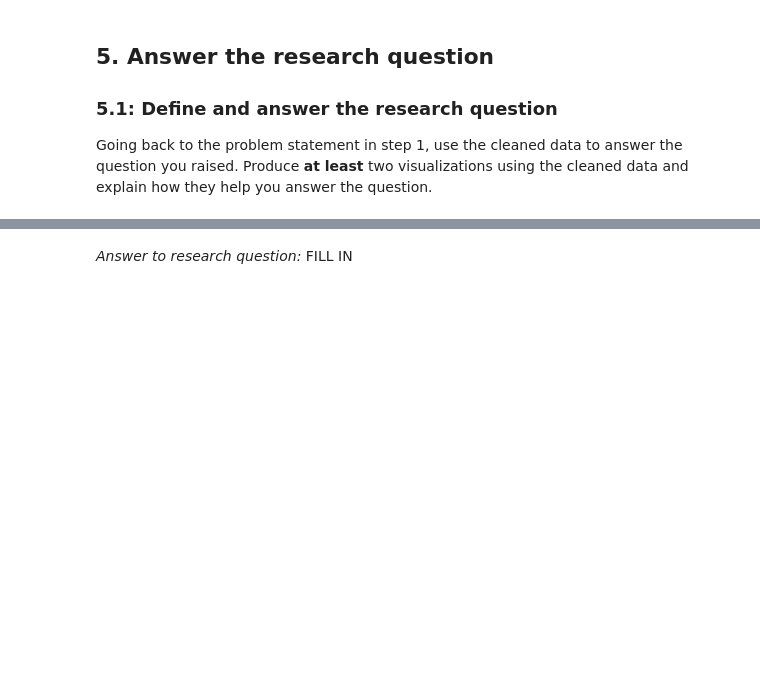
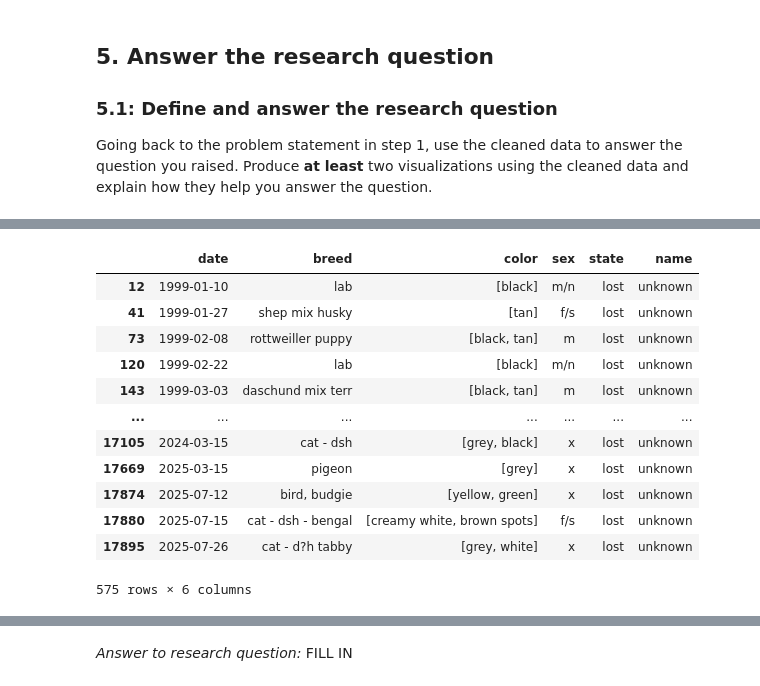
Before and after one commit to birbarino/Python-Projects, a Jupyter notebook: data-wrangling/project/data_wrangling_project_starter.ipynb, the cells around one changed output, grey strips where cells are left out. Drawn from its saved outputs; the diff is of its cells as text; code cells hidden in the pictures; blank space fills up the shorter version.

```diff
--- a/data-wrangling/project/data_wrangling_project_starter.ipynb
+++ b/data-wrangling/project/data_wrangling_project_starter.ipynb
@@ -653,0 +752,4 @@ Update your local database/data store with the cleaned data, following best prac
+# %%
+# Turn list of names into separate rows using explode
+lf_df_clean = lf_df_clean.explode('name')
+lf_df_clean.iloc[227:230]  # both rows will have the same index
@@ -653,0 +762,3 @@ Update your local database/data store with the cleaned data, following best prac
+# %%
+lf_df_clean.reset_index(inplace=True)  # Revert changes and retain columns for all rows
+lf_df_clean.color = lf_df_clean.color.apply(lambda x: x.split("|")) # Re-cast color as a list
@@ -653,0 +793,12 @@ Update your local database/data store with the cleaned data, following best prac
+# %%
+# Remove undesired strings and replace if necessary in both lf_df and reg_df
+lf_df_clean['breed'] = lf_df_clean['breed'].str.replace("\s[xX]", " mix", regex=True)
+reg_df_clean['breed'] = reg_df_clean['breed'].str.replace("\s[xX]", " mix", regex=True)
+
+lf_df_clean['name'] = lf_df_clean['name'].str.replace("\(?[Nn]ew [Nn]ame\)?", "", regex=True)
+reg_df_clean['name'] = reg_df_clean['name'].str.replace("\(?[Nn]ew [Nn]ame\)?", "", regex=True)
+
+lf_df_clean['breed'] = lf_df_clean['breed'].str.strip()
+lf_df_clean['name'] = lf_df_clean['name'].str.strip()
+reg_df_clean['breed'] = reg_df_clean['breed'].str.strip()
+reg_df_clean['name'] = reg_df_clean['name'].str.strip()
@@ -653,0 +825,3 @@ Update your local database/data store with the cleaned data, following best prac
+# %%
+# Conforming to one date format by trimming off at and after the "T" for ISO 8601
+lf_df_clean['date'] = lf_df_clean['date'].apply(lambda x: x.split('t')[0])
@@ -662,0 +876,16 @@ Going back to the problem statement in step 1, use the cleaned data to answer th
+# %%
+lf_df_clean.query("name == 'unknown' & state == 'lost'")
+# %% [output]
+|  | date | breed | color | sex | state | name |
+| 12 | 1999-01-10 | lab | [black] | m/n | lost | unknown |
+| 41 | 1999-01-27 | shep mix husky | [tan] | f/s | lost | unknown |
+| 73 | 1999-02-08 | rottweiller puppy | [black, tan] | m | lost | unknown |
+| 120 | 1999-02-22 | lab | [black] | m/n | lost | unknown |
+| 143 | 1999-03-03 | daschund mix terr | [black, tan] | m | lost | unknown |
+| ... | ... | ... | ... | ... | ... | ... |
+| 17105 | 2024-03-15 | cat - dsh | [grey, black] | x | lost | unknown |
+| 17669 | 2025-03-15 | pigeon | [grey] | x | lost | unknown |
+| 17874 | 2025-07-12 | bird, budgie | [yellow, green] | x | lost | unknown |
+| 17880 | 2025-07-15 | cat - dsh - bengal | [creamy white, brown spots] | f/s | lost | unknown |
+| 17895 | 2025-07-26 | cat - d?h tabby | [grey, white] | x | lost | unknown |
+575 rows × 6 columns
```
Also changed, not shown: parts of 93 cells of this notebook, 19 other files.
